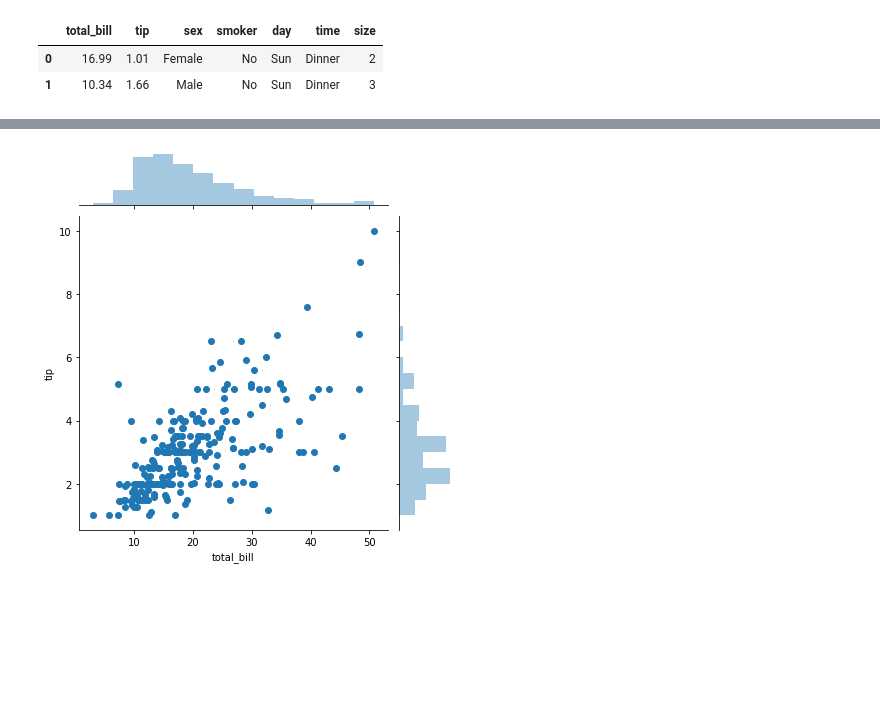
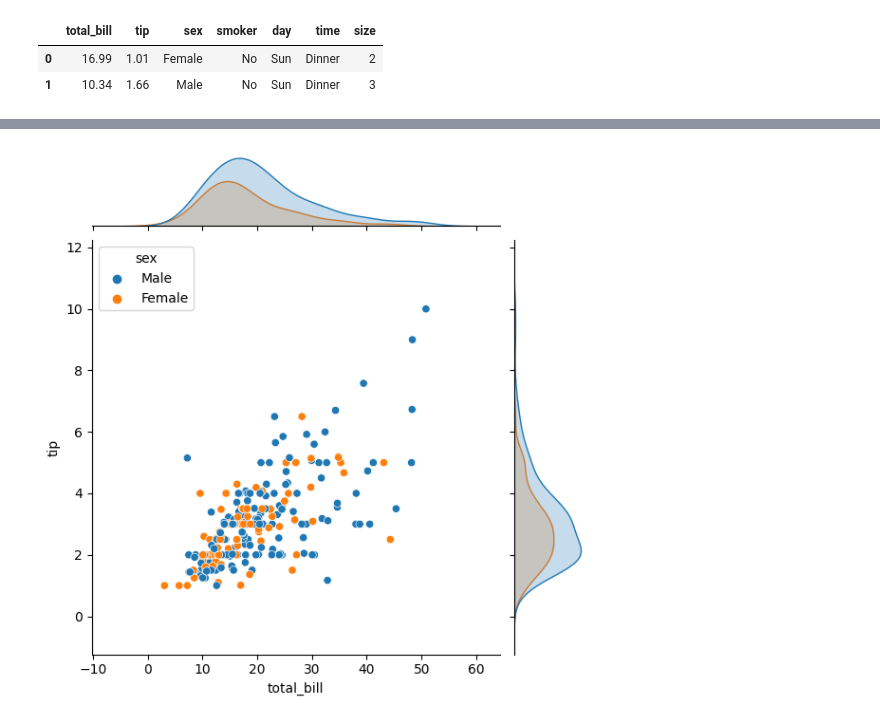
Before and after one commit to dparedes616/python_Matplotlib_Seaborn, a Jupyter notebook: Joinplot-Pairplot.ipynb, the cells around one changed output, grey strips where cells are left out. Saved outputs shown, nothing was run; the diff lists cells and outputs as text; code cells hidden in the pictures; blank space fills up the shorter version.

```diff
--- a/Joinplot-Pairplot.ipynb
+++ b/Joinplot-Pairplot.ipynb
@@ -17,8 +16,8 @@ plt.show()
 # %%
-sns.jointplot(data=tips, x="total_bill", y="tip", kind="scatter", )
+sns.jointplot(data=tips, x="total_bill", y="tip", hue="sex", kind="scatter", )
 plt.show()
 # %% [output]
-[figure, old version]
+[figure, new version]
 # %%
 sns.pairplot(data=tips, hue="sex", corner=True)
 # %% [output]
```
Also changed, not shown: parts of 2 cells of this notebook, 2 other files.
